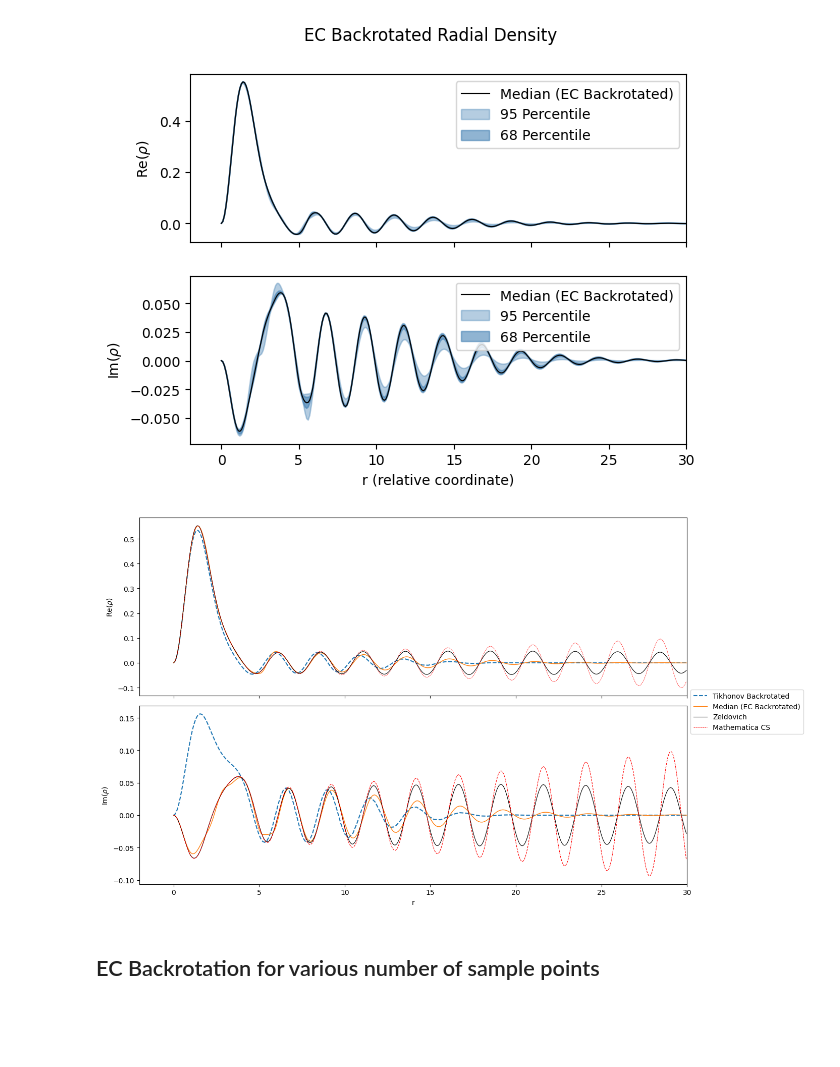
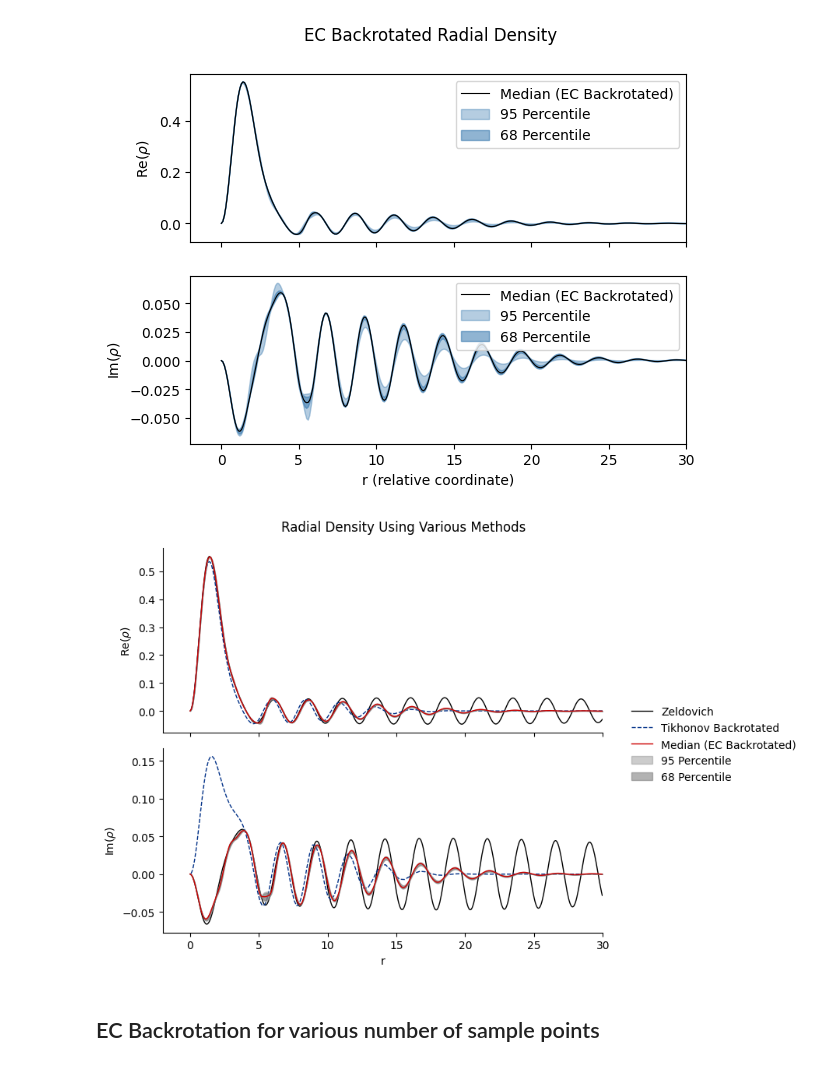
Before and after one commit to KSHobbyProjs/koenig-ecbackrotation-project, a Jupyter notebook: density.ipynb, the cells around one changed output. Drawn from its saved outputs; the diff is of its cells as text; code cells hidden in the pictures; blank space fills up the shorter version.

```diff
--- a/density.ipynb
+++ b/density.ipynb
@@ -21,9 +24,9 @@ phi = pi / 24                # rotation angle
 real_res = 1.606 - 1j*0.047  # expected value of resonance
 L = 50.0                     # system size
 
-save_plots = False           # save plots or not
+save_plots = True           # save plots or not
 
-gauss_s = lambda r: 2.0 * exp(-((r-3.0)/1.5)**2) # potentialTikhonov
+gauss_s = lambda r: 2.0 * exp(-((r-3.0)/1.5)**2) # potential
 # %%
 x_plot = np.linspace(0.0, L, 500)
 # %%
@@ -277,60 +311,84 @@ plt.show()
 # %% [output]
 [figure]
 # %%
+# create colors to match presentation
+ncsured = '#CC0000'
+streamlineblue = '#003087'
+
 # Load Mathematica Zeldovich data
 mma = np.loadtxt("zeldovich_density.csv", delimiter=",")
 r_mma = mma[:, 0]
 rho_re_mma = mma[:, 1]
 rho_im_mma = mma[:, 2]
 
-# Load Mathematica CSM data
+# Load Mathematica CSM data (not plotted right now)
+"""
 mma = np.loadtxt("mathematica_csm_density.csv", delimiter=",")
 r_mma_cs = mma[:, 0]
 rho_re_mma_cs = mma[:, 1]
 rho_im_mma_cs = mma[:, 2]
+"""
 
-# Your Python density from Tikhonov/EC
-# rho_python = ...
+# python EC density from above (predict_density[0])
 
-fig, (ax1, ax2) = plt.subplots(2, 1, figsize=(12, 8), sharex=True)
+fig, (ax1, ax2) = plt.subplots(2, 1, figsize=(8, 6), sharex=True)
 
-ax1.plot(r_log, np.real(tikhonov_density), '--', label='Tikhonov Backrotated')
-ax2.plot(r_log, np.imag(tikhonov_density), '--', label='Tikhonov Backrotated')
+# plot zeldovich ground truth
+ax1.plot(r_mma, rho_re_mma, label='Zeldovich', linewidth=1., zorder=0, color='black')
+ax2.plot(r_mma, rho_im_mma, label='Zeldovich', linewidth=1., zorder=0, color='black')
 
-ax1.plot(x_plot, np.real(predict_density[0]), label='Median (EC Backrotated)', linewidth=1.0, alpha=1.0)
-ax2.plot(x_plot, np.imag(predict_density[0]), label='Median (EC Backrotated)', linewidth=1.0, alpha=1.0)
+# plot tikhonov backrotation
+ax1.plot(r_log, np.real(tikhonov_density), '--', linewidth=1.0, zorder=1, label='Tikhonov Backrotated',  color=streamlineblue)
+ax2.plot(r_log, np.imag(tikhonov_density), '--', linewidth=1.0, zorder=1, label='Tikhonov Backrotated',  color=streamlineblue)
 
-ax1.plot(r_mma, rho_re_mma, label='Zeldovich', linewidth=0.8, color='black')
-ax2.plot(r_mma, rho_im_mma, label='Zeldovich', linewidth=0.8, color='black')
+# plot EC back rotation with error bands
+ax1.plot(x_plot, np.real(predict_density[0]), label='Median (EC Backrotated)', linewidth=1.0, zorder=3, alpha=1.0, color=ncsured)
+ax1.fill_between(x_plot, np.real(predict_density[0]) - np.real(predict_density_err95[0, 0, :]),
+                np.real(predict_density_err95[1, 0, :]) + np.real(predict_density[0]), alpha=0.4, zorder=2, color='gray', label="95 Percentile")
+ax1.fill_between(x_plot, np.real(predict_density[0]) - np.real(predict_density_err68[0, 0, :]),
+                np.real(predict_density_err68[1, 0, :]) + np.real(predict_density[0]), alpha=0.6, zorder=2, color='gray', label="68 Percentile")
 
-ax1.plot(r_mma_cs, rho_re_mma_cs, '--', label='Mathematica CS', linewidth=0.5, color='red')
-ax2.plot(r_mma_cs, rho_im_mma_cs, '--', label='Mathematica CS', linewidth=0.8, color='red')
+ax2.plot(x_plot, np.imag(predict_density[0]), label='Median (EC Backrotated)', linewidth=1.0, zorder=3, alpha=1.0, color=ncsured)
+ax2.fill_between(x_plot, np.imag(predict_density[0]) - np.imag(predict_density_err95[0, 0, :]),
+                         np.imag(predict_density[0]) + np.imag(predict_density_err95[1, 0, :]), alpha=0.4, zorder=2, color='gray', label="95 Percentile")
+ax2.fill_between(x_plot, np.imag(predict_density[0]) - np.imag(predict_density_err68[0, 0, :]),
+                         np.imag(predict_density[0]) + np.imag(predict_density_err68[1, 0, :]), alpha=0.6, zorder=2, color='gray', label="68 Percentile")
 
-# ax1.plot(r_python, rho_re_python, '--', label='Tikhonov')
+
+# plot mathematica complex scaling data (currently not plotting)
+#ax1.plot(r_mma_cs, rho_re_mma_cs, '--', label='Mathematica CS', linewidth=0.5, color='red')
+#ax2.plot(r_mma_cs, rho_im_mma_cs, '--', label='Mathematica CS', linewidth=0.8, color='red')
+
+# set labels and limits
 ax1.set_ylabel(r'Re($\rho$)')
-
-# ax2.plot(r_python, rho_im_python, '--', label='Tikhonov')
 ax2.set_xlabel('r')
 ax2.set_ylabel(r'Im($\rho$)')
 ax2.set_xlim([-2,30])
+
+fig.suptitle("Radial Density Using Various Methods")
+
+# remove spines
+for ax in [ax1, ax2]:
+    ax.spines["top"].set_visible(False)
+    ax.spines["right"].set_visible(False)
 
 # get legend handles / labels from one axis
 handles, labels = ax1.get_legend_handles_labels()
 # create one legend for both axes
 fig.legend(
     handles,
     labels,
     loc="center left",
-    bbox_to_anchor=(0.98, 0.5)
+    bbox_to_anchor=(0.85, 0.5),
+    frameon=False
 )
 plt.tight_layout(rect=[0, 0, 0.85, 1])
 
-plt.tight_layout()
 if save_plots:
-    plt.savefig("plots/density_comparison.png")
+    plt.savefig("plots/density_comparison.png", bbox_inches='tight', transparent=True, dpi=600)
 plt.show()
 # %% [output]
-[figure, old version]
+[figure, new version]
 # %% [markdown]
 ## EC Backrotation for various number of sample points
 # %%
```
Also changed, not shown: parts of 3 cells of this notebook, 15 other files.
